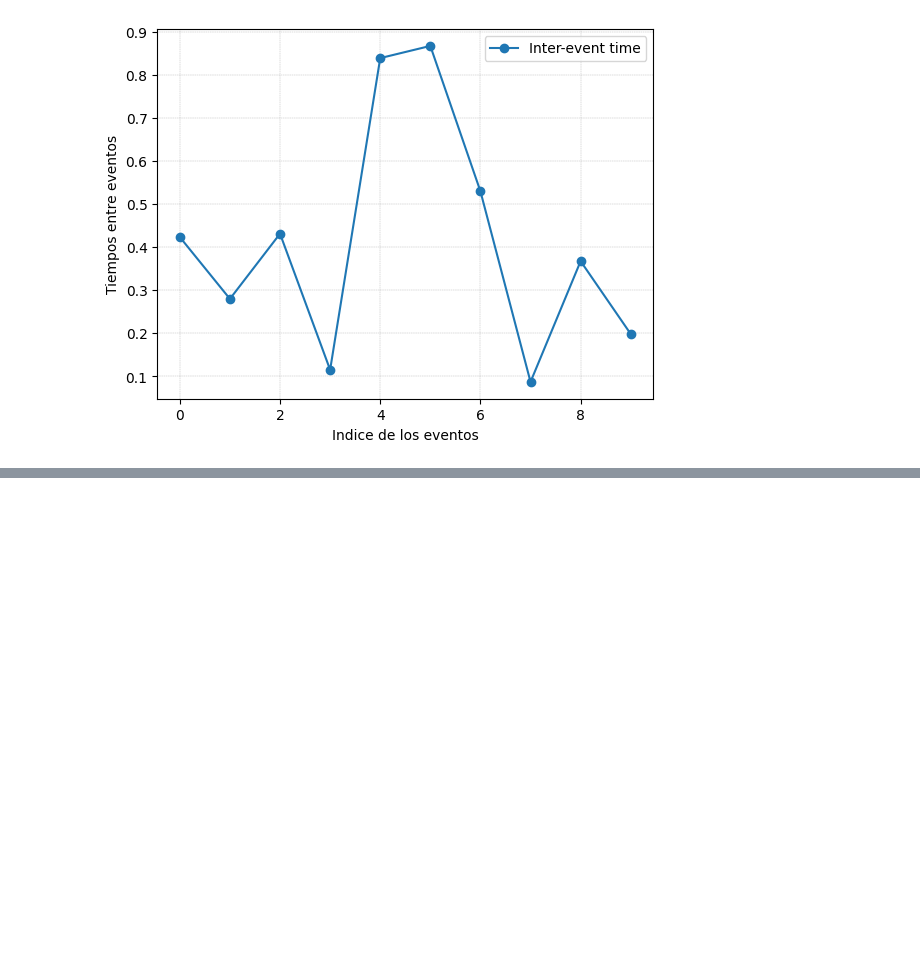
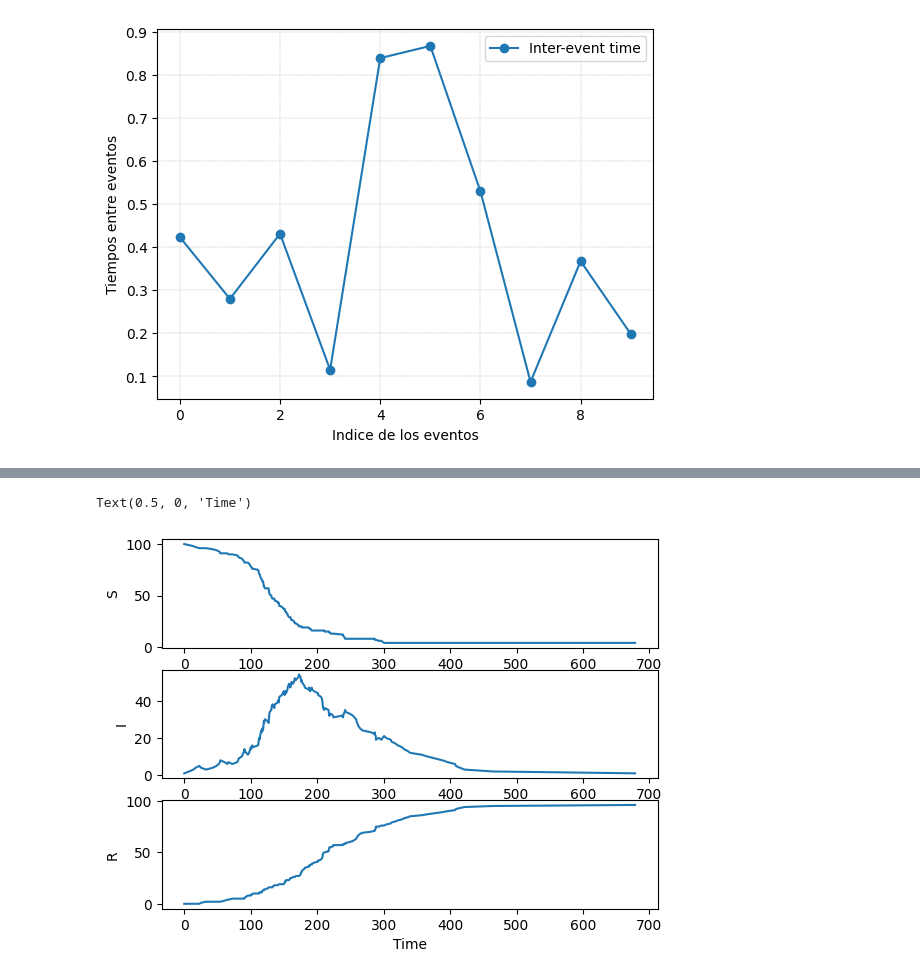
Before and after one commit to leticiaram/Modelos_Estocasticos_2023, a Jupyter notebook: Codigo_3.ipynb, the cells around one changed output, grey strips where cells are left out. Saved outputs shown, nothing was run; the diff lists cells and outputs as text; code cells hidden in the pictures; blank space fills up the shorter version.

```diff
--- a/Codigo_3.ipynb
+++ b/Codigo_3.ipynb
@@ -80,0 +209,26 @@ plt.show()
+# %%
+S = [100]
+I = [1]
+R = [0]
+tend = 500
+beta = 0.04
+gamma = 0.01
+
+random.seed(10)
+tr, Sr, Ir, Rr = Gillepie(S, I, R, tend, beta, gamma)
+# %%
+f,(ax1,ax2,ax3) = plt.subplots(3)
+
+line1, = ax1.plot(tr,Sr) # S
+line2, = ax2.plot(tr,Ir) # I
+line3, = ax3.plot(tr,Rr) # R
+
+ax1.set_ylabel("S")
+ax2.set_ylabel("I")
+ax3.set_ylabel("R")
+ax3.set_xlabel("Time")
+
+# plt.show()
+# %% [output]
+Text(0.5, 0, 'Time')
+[figure, added]
```
Also changed, not shown: parts of 21 cells of this notebook.
